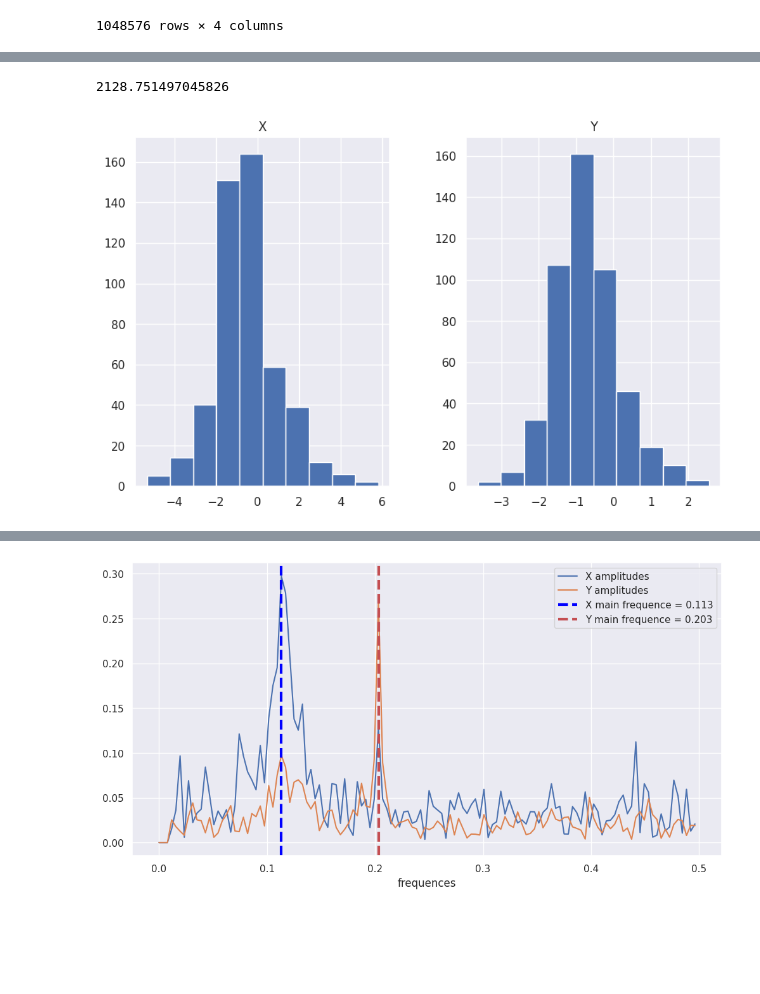
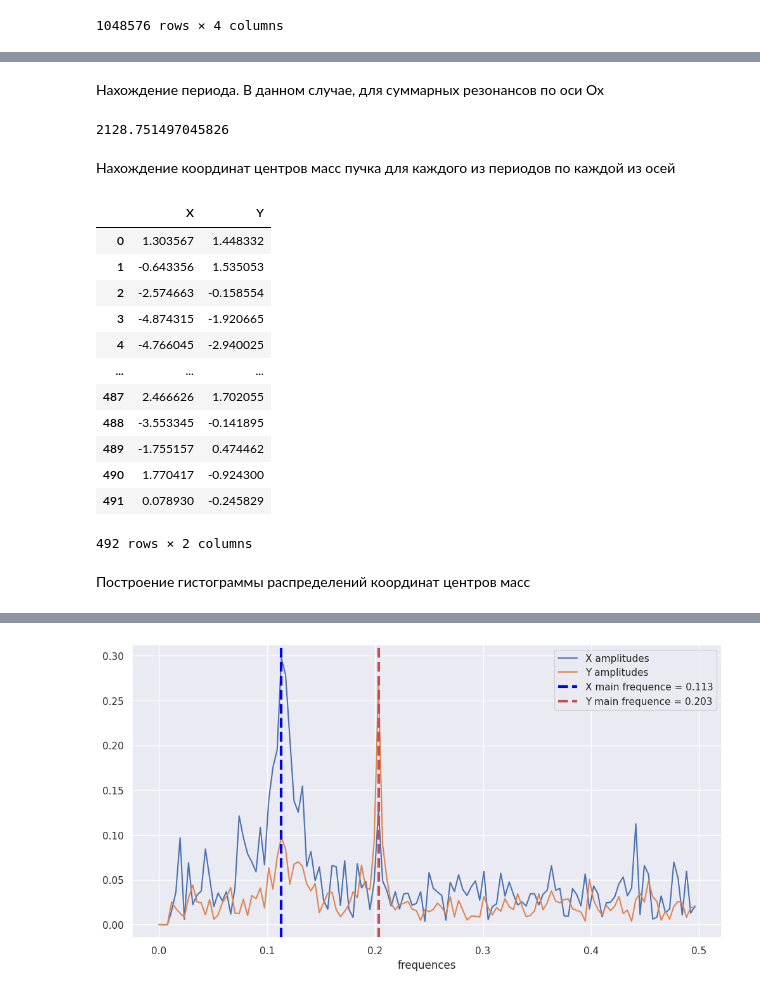
Before and after one commit to settlermine/jinr_practice, a Jupyter notebook: main.ipynb, the cells around one changed output, grey strips where cells are left out. Saved outputs shown, nothing was run; the diff lists cells and outputs as text; code cells hidden in the pictures; blank space fills up the shorter version.

```diff
--- a/main.ipynb
+++ b/main.ipynb
@@ -282,6 +311,8 @@ summary_resonance['Y'] = data['top'] + data['bottom']
 difference_resonance = pd.DataFrame()
 difference_resonance['X'] = data['right'] - data['left']
 difference_resonance['Y'] = data['top'] - data['bottom']
+# %% [markdown]
+Нахождение периода. В данном случае, для суммарных резонансов по оси Ox
 # %%
 period = find_period(summary_resonance['X'])
 period
@@ -294,7 +321,23 @@ plate_size['Y'] = 33
+# %% [markdown]
+Нахождение координат центров масс пучка для каждого из периодов по каждой из осей
 # %%
 beam_center_coords = pd.DataFrame()
 for axis in ['X', 'Y']:
     beam_center_coords[axis] = plate_size[axis] * get_beam_center_positions(summary_resonance[axis], difference_resonance[axis], period)
-beam_center_coords.hist(figsize = (10, 6));
+beam_center_coords
 # %% [output]
-[figure, removed]
+|  | X | Y |
+| 0 | 1.303567 | 1.448332 |
+| 1 | -0.643356 | 1.535053 |
+| 2 | -2.574663 | -0.158554 |
+| 3 | -4.874315 | -1.920665 |
+| 4 | -4.766045 | -2.940025 |
+| ... | ... | ... |
+| 487 | 2.466626 | 1.702055 |
+| 488 | -3.553345 | -0.141895 |
+| 489 | -1.755157 | 0.474462 |
+| 490 | 1.770417 | -0.924300 |
+| 491 | 0.078930 | -0.245829 |
+492 rows × 2 columns
+# %% [markdown]
+Построение гистограммы распределений координат центров масс
```
Also changed, not shown: parts of 34 cells of this notebook.
